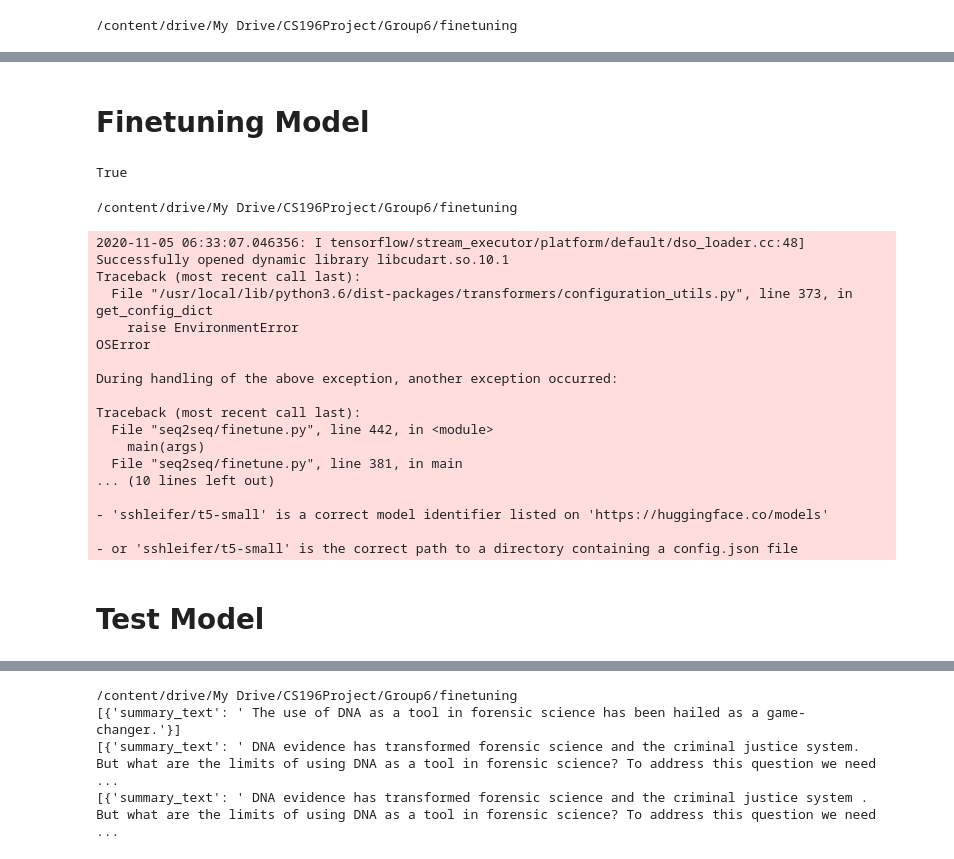
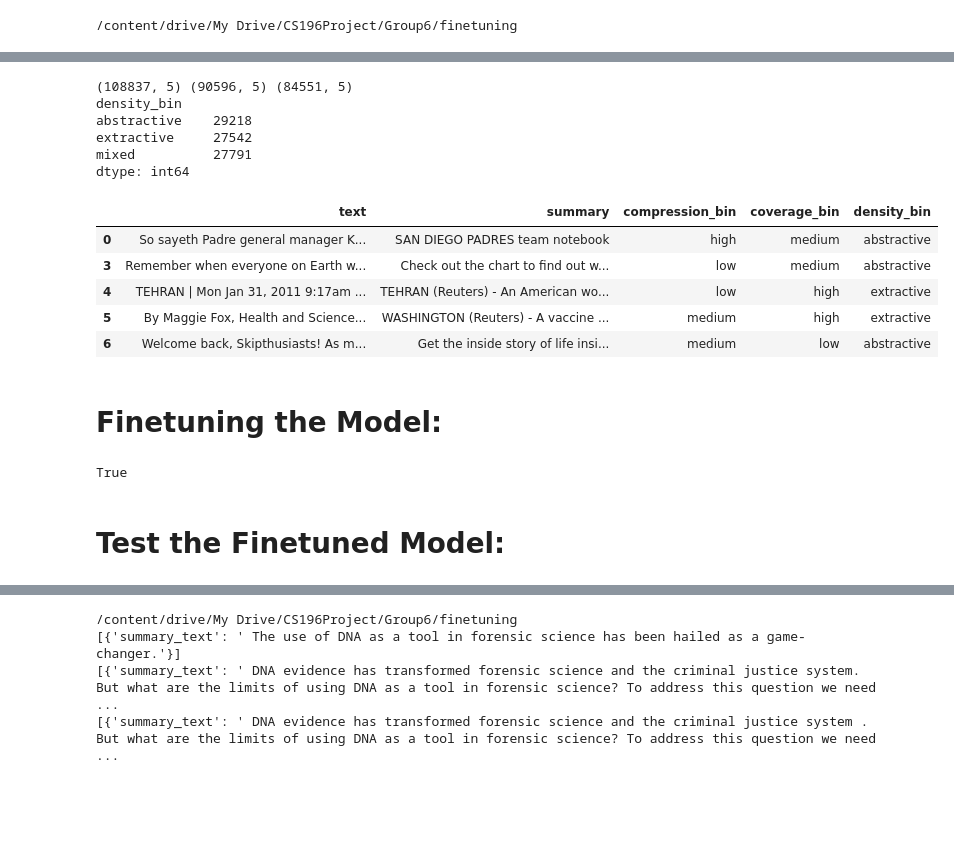
Before and after one commit to CS196Illinois/Group6, a Jupyter notebook: finetuning/FineTuneWithCustomDataset.ipynb, the cells around one changed output, grey strips where cells are left out. Cells and saved outputs as stored; diff of their text form; code cells hidden in the pictures; blank space fills up the shorter version.

Commit message:
Added more documentation and minor tweaks for t5 model

```diff
--- a/finetuning/FineTuneWithCustomDataset.ipynb
+++ b/finetuning/FineTuneWithCustomDataset.ipynb
@@ -189,5 +299,37 @@ plt.show()
+# %%
+import pandas as pd
+
+# newsroom = load_dataset('newsroom', data_dir='/content/drive/My Drive/CS196Project/newsroom')
+
+# df = pd.read_json("/content/drive/My Drive/CS196Project/newsroom/dev.jsonl", lines=True)  # usecols=fields
+# df = df[['text', 'summary', 'compression_bin', 'coverage_bin', 'density_bin']]
+
+def filter_by_len(column: pd.Series, max_text_len=1024, max_summ_len=70) -> bool:
+  text_len = len(column.text.split(" "))
+  summ_len = len(column.summary.split(" "))
+  return text_len <= max_text_len and summ_len <= max_summ_len
+
+short = df[df.apply(filter_by_len, axis=1)]
+shorter = short[short.apply(lambda x: filter_by_len(x, max_text_len=900), axis=1)]
+
+print(df.shape, short.shape, shorter.shape)
+print(shorter.groupby('density_bin').size())
+shorter.head()
+# %% [output]
+(108837, 5) (90596, 5) (84551, 5)
+density_bin
+abstractive    29218
+extractive     27542
+mixed          27791
+dtype: int64
+|  | text | summary | compression_bin | coverage_bin | density_bin |
+| 0 | So sayeth Padre general manager K... | SAN DIEGO PADRES team notebook | high | medium | abstractive |
+| 3 | Remember when everyone on Earth w... | Check out the chart to find out w... | low | medium | abstractive |
+| 4 | TEHRAN | Mon Jan 31, 2011 9:17am ... | TEHRAN (Reuters) - An American wo... | low | high | extractive |
+| 5 | By Maggie Fox, Health and Science... | WASHINGTON (Reuters) - A vaccine ... | medium | high | extractive |
+| 6 | Welcome back, Skipthusiasts! As m... | Get the inside story of life insi... | medium | low | abstractive |
 # %% [markdown]
-# **Finetuning Model**
+# **Finetuning the Model:**
 # %%
 torch.cuda.empty_cache()
 torch.cuda.is_available()
@@ -213,7 +355,7 @@ pwd
 
 # MODEL="google/pegasus-xsum"
 
-export OUTPUT_DIR="t5-base-cnn"
+export OUTPUT_DIR="distilbart-cnn-12-6"
 export DATA_DIR="lecture_transcripts"
 
 python seq2seq/finetune.py \
@@ -226,28 +368,10 @@ python seq2seq/finetune.py \
     --data_dir=$DATA_DIR \
     --train_batch_size=1 \
     --eval_batch_size=1 \
+    --max_target_length=60
     --output_dir=$OUTPUT_DIR \
     --overwrite_output_dir \
     --freeze_encoder \
     --num_train_epochs 6 \
-    --model_name_or_path "sshleifer/t5-small"
+    --model_name_or_path "sshleifer/distilbart-cnn-12-6"
     "$@"
-# %% [output]
-/content/drive/My Drive/CS196Project/Group6/finetuning
-2020-11-05 06:33:07.046356: I tensorflow/stream_executor/platform/default/dso_loader.cc:48] Successfully opened dynamic library libcudart.so.10.1
-Traceback (most recent call last):
-  File "/usr/local/lib/python3.6/dist-packages/transformers/configuration_utils.py", line 373, in get_config_dict
-    raise EnvironmentError
-OSError
-
-During handling of the above exception, another exception occurred:
-
-Traceback (most recent call last):
-  File "seq2seq/finetune.py", line 442, in <module>
-    main(args)
-  File "seq2seq/finetune.py", line 381, in main
-... (10 lines left out)
-
-- 'sshleifer/t5-small' is a correct model identifier listed on 'https://huggingface.co/models'
-
-- or 'sshleifer/t5-small' is the correct path to a directory containing a config.json file
@@ -259,5 +378,5 @@ python seq2seq/finetune.py --help
 # %% [markdown]
-# **Test Model**
+# **Test the Finetuned Model:**
 # %% [markdown]
 Showing that the fine-tuning has an effect:
 
```
Also changed, not shown: parts of 19 cells of this notebook, 6 other files.
